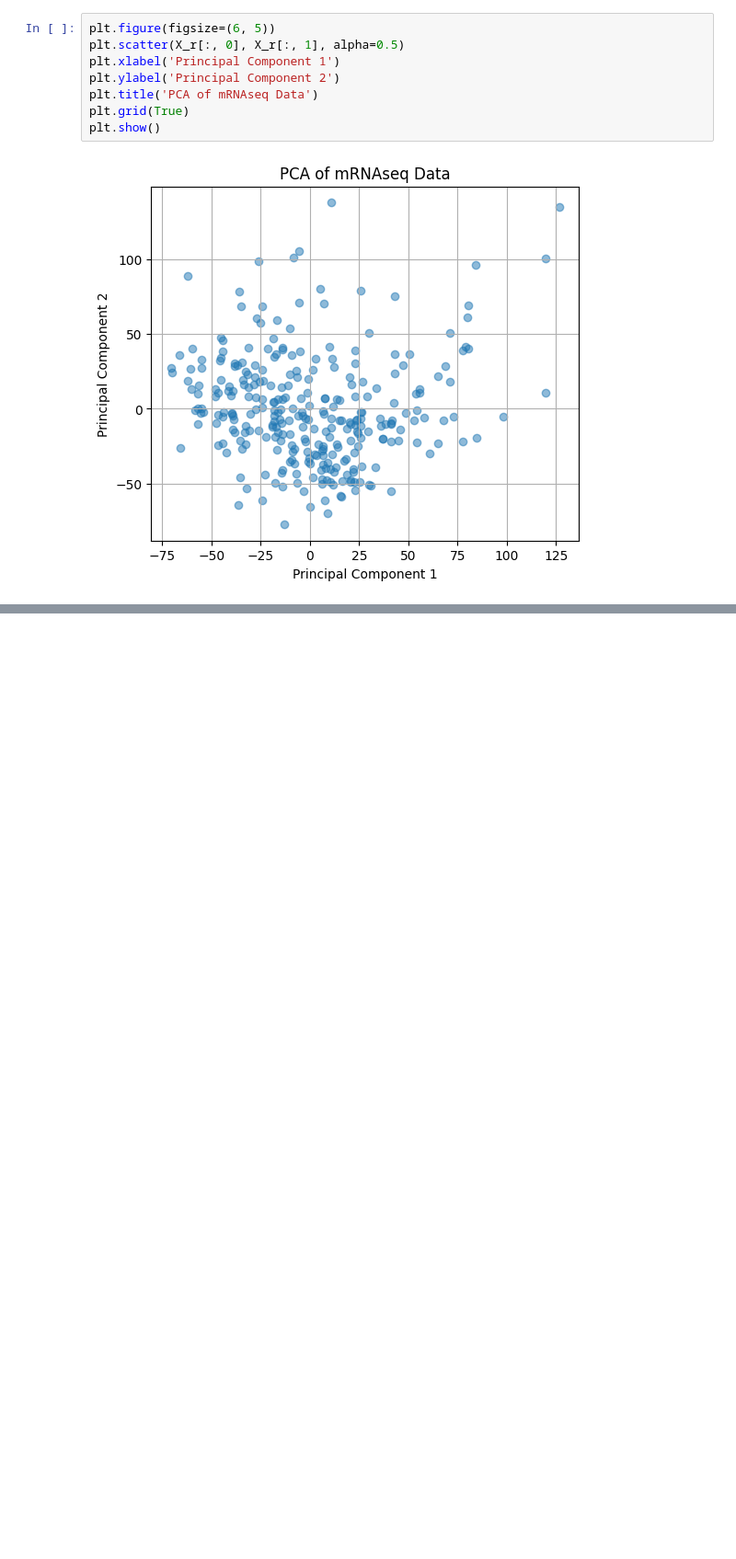
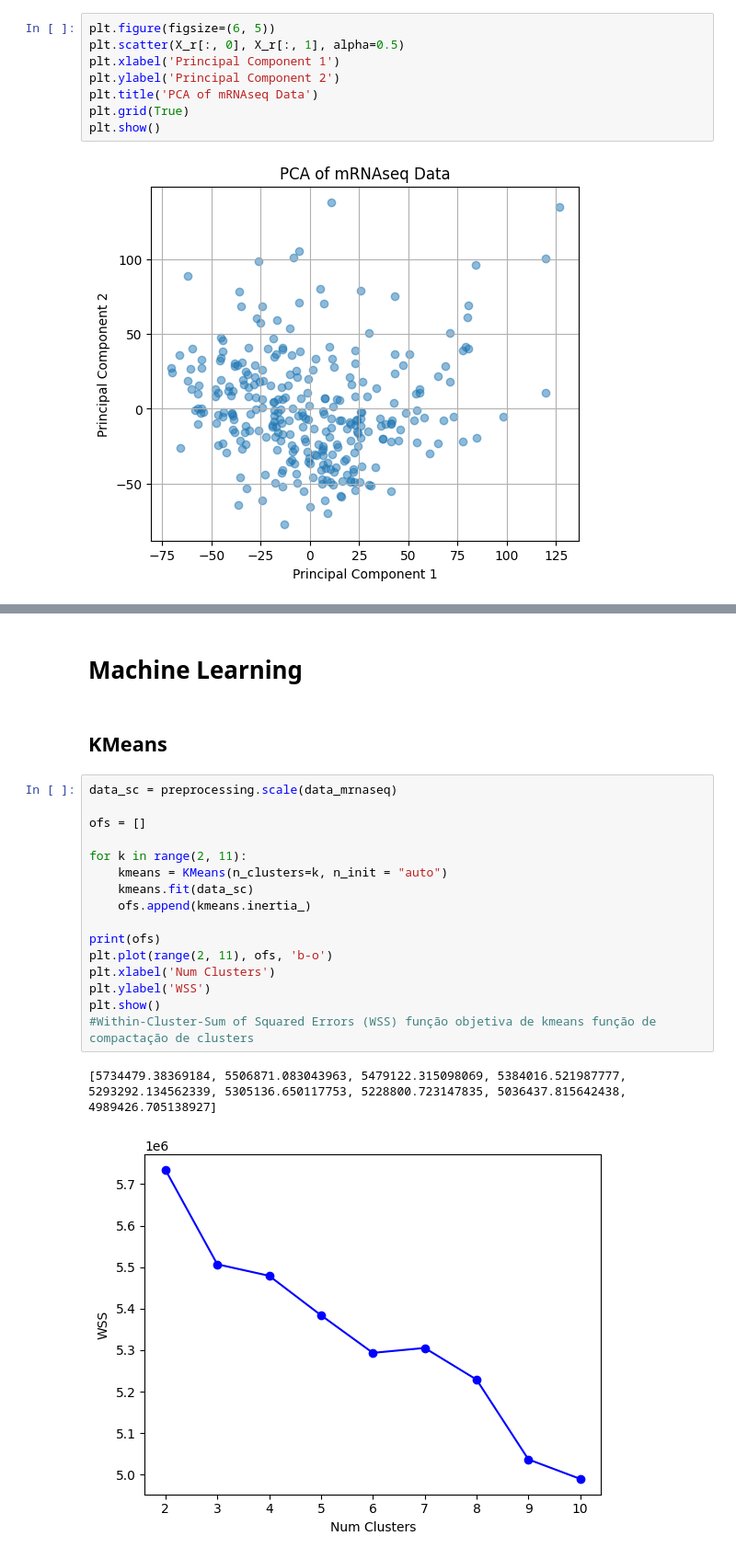
Before and after one commit to tiagomiranda24/Ext_Conhe_Dados_Biologicos, a Jupyter notebook: trabalho_fase3_python.ipynb, the cells around one changed output, grey strips where cells are left out. Shown: that part at 92% size. Drawn from its saved outputs; the diff is of its cells as text; blank space fills up the shorter version.

```diff
--- a/trabalho_fase3_python.ipynb
+++ b/trabalho_fase3_python.ipynb
@@ -344,0 +361,23 @@ plt.show()
+# %% [markdown]
+# Machine Learning
+# %% [markdown]
+## KMeans
+# %%
+data_sc = preprocessing.scale(data_mrnaseq)
+
+ofs = []
+
+for k in range(2, 11):
+    kmeans = KMeans(n_clusters=k, n_init = "auto")
+    kmeans.fit(data_sc)
+    ofs.append(kmeans.inertia_)
+
+print(ofs)
+plt.plot(range(2, 11), ofs, 'b-o')
+plt.xlabel('Num Clusters')
+plt.ylabel('WSS')
+plt.show()
+#Within-Cluster-Sum of Squared Errors (WSS) função objetiva de kmeans função de compactação de clusters
+# %% [output]
+[5734479.38369184, 5506871.083043963, 5479122.315098069, 5384016.521987777, 5293292.134562339, 5305136.650117753, 5228800.723147835, 5036437.815642438, 4989426.705138927]
+[figure, added]
```
Also changed, not shown: parts of 7 cells of this notebook.
